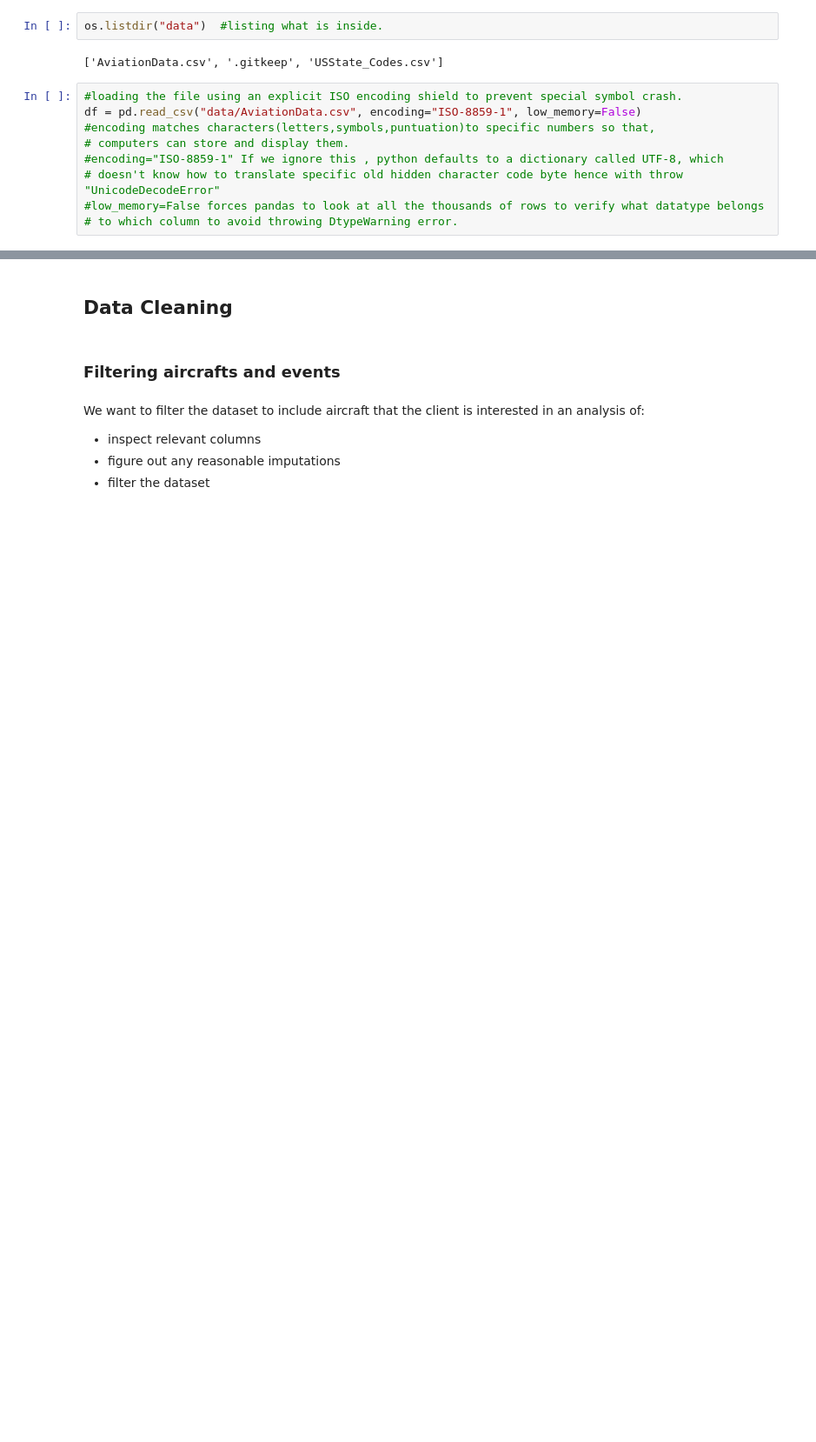
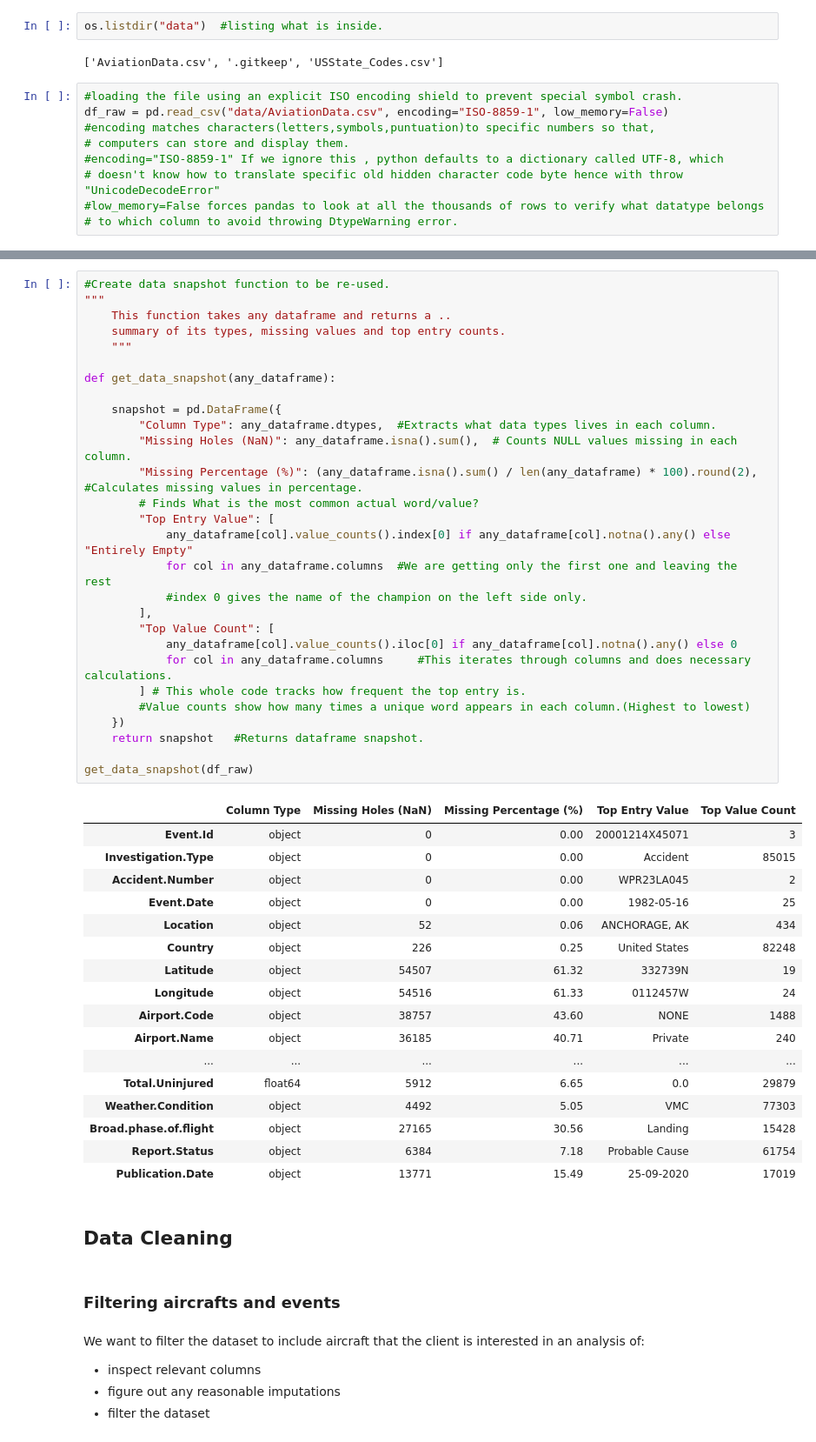
Before and after one commit to oliverkiplagat/dsc-course0-m8-lab, a Jupyter notebook: Aviation_Accidents_Cleaning.ipynb, the cells around one changed output, grey strips where cells are left out. Shown at 87% size. Drawn from its saved outputs; the diff is of its cells as text; blank space fills up the shorter version.

Commit message:
refactor: convert manual data snapshot to a reusable helper function

```diff
--- a/Aviation_Accidents_Cleaning.ipynb
+++ b/Aviation_Accidents_Cleaning.ipynb
@@ -36,7 +36,7 @@ os.listdir("data")  #listing what is inside.
 ['AviationData.csv', '.gitkeep', 'USState_Codes.csv']
 # %%
 #loading the file using an explicit ISO encoding shield to prevent special symbol crash.
-df = pd.read_csv("data/AviationData.csv", encoding="ISO-8859-1", low_memory=False)
+df_raw = pd.read_csv("data/AviationData.csv", encoding="ISO-8859-1", low_memory=False)
 #encoding matches characters(letters,symbols,puntuation)to specific numbers so that,
 # computers can store and display them.
 #encoding="ISO-8859-1" If we ignore this , python defaults to a dictionary called UTF-8, which
@@ -170,3 +93,49 @@ df.head(10)
+# %%
+#Create data snapshot function to be re-used.
+"""
+    This function takes any dataframe and returns a ..
+    summary of its types, missing values and top entry counts.
+    """
+
+def get_data_snapshot(any_dataframe):
+
+    snapshot = pd.DataFrame({
+        "Column Type": any_dataframe.dtypes,  #Extracts what data types lives in each column.
+        "Missing Holes (NaN)": any_dataframe.isna().sum(),  # Counts NULL values missing in each column.
+        "Missing Percentage (%)": (any_dataframe.isna().sum() / len(any_dataframe) * 100).round(2),   #Calculates missing values in percentage.
+        # Finds What is the most common actual word/value?
+        "Top Entry Value": [
+            any_dataframe[col].value_counts().index[0] if any_dataframe[col].notna().any() else "Entirely Empty"
+            for col in any_dataframe.columns  #We are getting only the first one and leaving the rest
+            #index 0 gives the name of the champion on the left side only.
+        ],
+        "Top Value Count": [
+            any_dataframe[col].value_counts().iloc[0] if any_dataframe[col].notna().any() else 0
+            for col in any_dataframe.columns     #This iterates through columns and does necessary calculations.
+        ] # This whole code tracks how frequent the top entry is.
+        #Value counts show how many times a unique word appears in each column.(Highest to lowest)
+    })
+    return snapshot   #Returns dataframe snapshot.
+
+get_data_snapshot(df_raw)
+# %% [output]
+|  | Column Type | Missing Holes (NaN) | Missing Percentage (%) | Top Entry Value | Top Value Count |
+| Event.Id | object | 0 | 0.00 | 20001214X45071 | 3 |
+| Investigation.Type | object | 0 | 0.00 | Accident | 85015 |
+| Accident.Number | object | 0 | 0.00 | WPR23LA045 | 2 |
+| Event.Date | object | 0 | 0.00 | 1982-05-16 | 25 |
+| Location | object | 52 | 0.06 | ANCHORAGE, AK | 434 |
+| Country | object | 226 | 0.25 | United States | 82248 |
+| Latitude | object | 54507 | 61.32 | 332739N | 19 |
+| Longitude | object | 54516 | 61.33 | 0112457W | 24 |
+| Airport.Code | object | 38757 | 43.60 | NONE | 1488 |
+| Airport.Name | object | 36185 | 40.71 | Private | 240 |
+| ... | ... | ... | ... | ... | ... |
+| Total.Uninjured | float64 | 5912 | 6.65 | 0.0 | 29879 |
+| Weather.Condition | object | 4492 | 5.05 | VMC | 77303 |
+| Broad.phase.of.flight | object | 27165 | 30.56 | Landing | 15428 |
+| Report.Status | object | 6384 | 7.18 | Probable Cause | 61754 |
+| Publication.Date | object | 13771 | 15.49 | 25-09-2020 | 17019 |
 # %% [markdown]
 ## Data Cleaning
 # %% [markdown]
```
Also changed, not shown: parts of 10 cells of this notebook.
